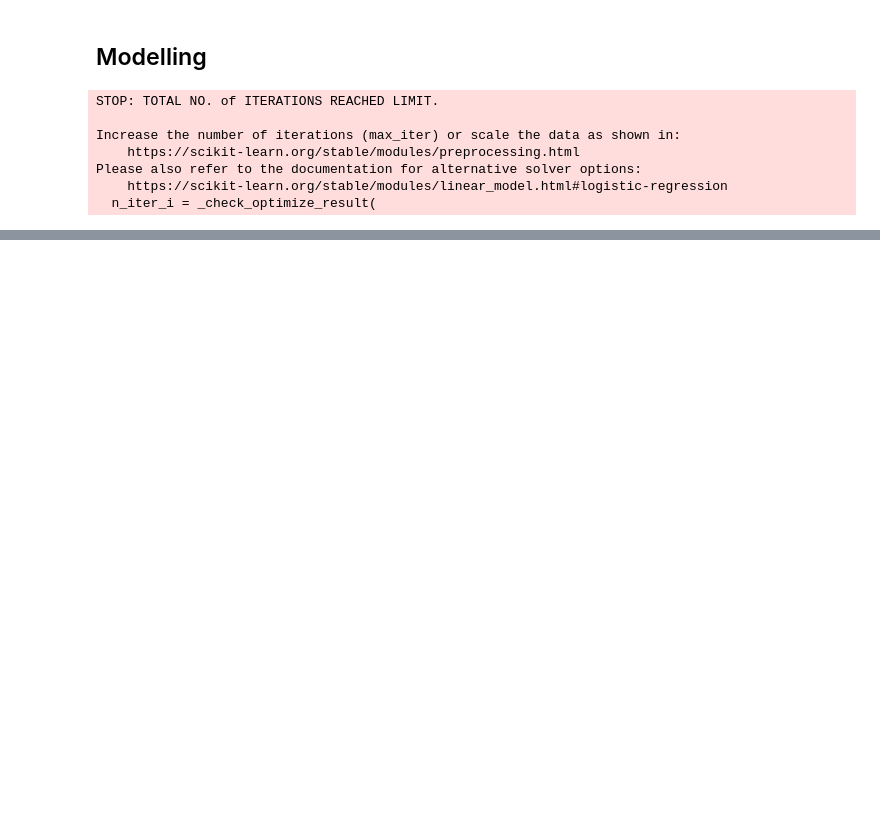
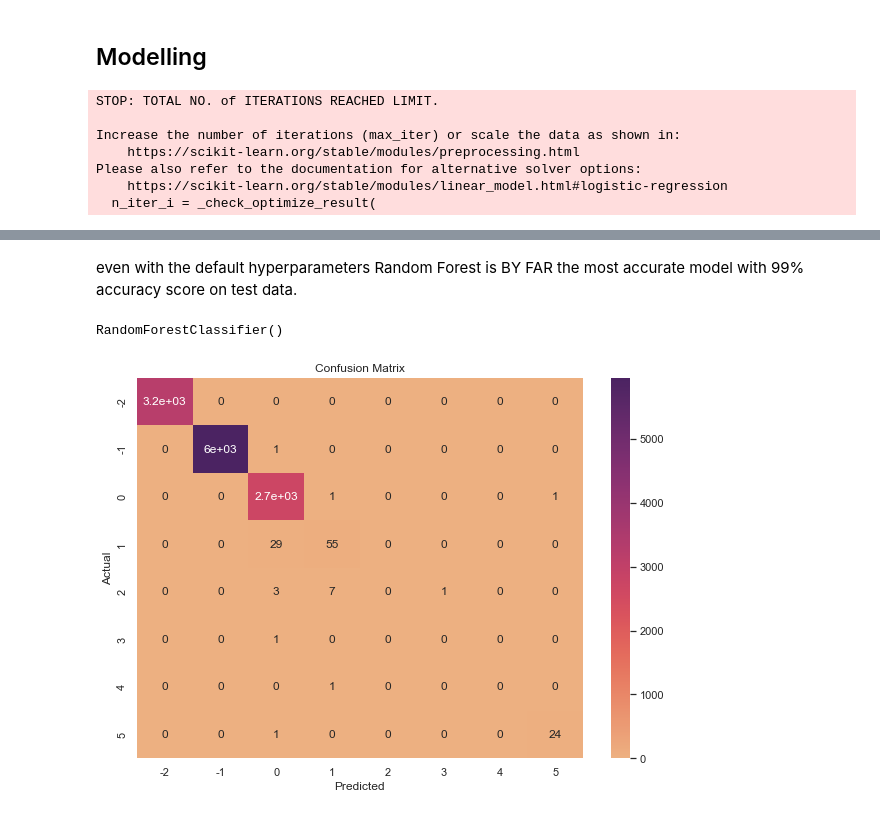
Before and after one commit to tamarshnirer/cc_aproval, a Jupyter notebook: project.ipynb, the cells around one changed output, grey strips where cells are left out. Saved outputs shown, nothing was run; the diff lists cells and outputs as text; code cells hidden in the pictures; blank space fills up the shorter version.

```diff
--- a/project.ipynb
+++ b/project.ipynb
@@ -747,0 +753,20 @@ even with the default hyperparameters Random Forest is BY FAR the most accurate
+# %% [markdown]
+even with the default hyperparameters Random Forest is BY FAR the most accurate model with 99% accuracy score on test data.
+# %%
+clf = RandomForestClassifier()
+clf.fit(X_train, y_train)
+# %% [output]
+RandomForestClassifier()
+# %%
+y_pred = clf.predict(X_test)
+confusion = confusion_matrix(y_test, y_pred)
+df_cm = pd.DataFrame(confusion, index = range(-2,6),
+                  columns = range(-2,6))
+plt.figure(figsize = (10,7))
+sns.heatmap(df_cm, annot=True, cmap ="flare")
+plt.xlabel('Predicted')
+plt.ylabel('Actual')
+plt.title('Confusion Matrix')
+plt.show()
+# %% [output]
+[figure, added]
```
Also changed, not shown: parts of 25 cells of this notebook.
